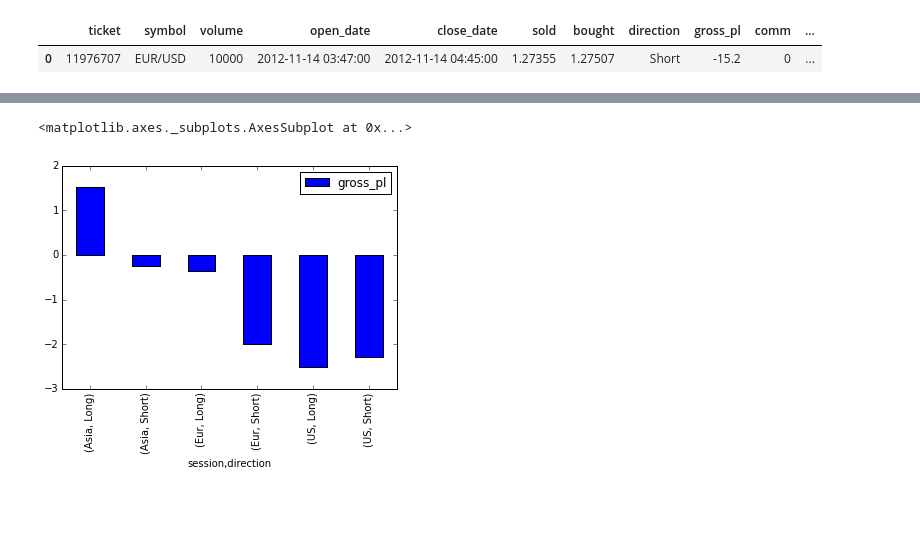
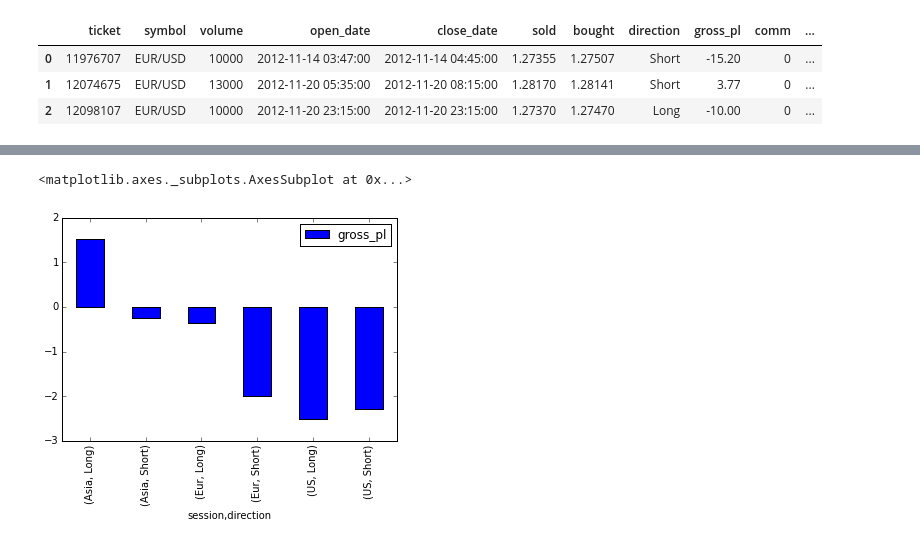
Before and after one commit to JeffHacker/TIY-final-project, a Jupyter notebook: data for models.ipynb, the cells around one changed output, grey strips where cells are left out. Drawn from its saved outputs; the diff is of its cells as text; code cells hidden in the pictures; blank space fills up the shorter version.

```diff
--- a/data for models.ipynb
+++ b/data for models.ipynb
@@ -5,7 +5,9 @@ import matplotlib.pyplot as plt
 %matplotlib inline
 # %%
 df = pd.read_csv('/Users/jeffreyhacker/Documents/Python/Iron_Yard/trades_for_final_project/fake_closed_trades.csv')
-df.head(1)
+df.head(3)
 # %% [output]
 |  | ticket | symbol | volume | open_date | close_date | sold | bought | direction | gross_pl | comm | ... |
-| 0 | 11976707 | EUR/USD | 10000 | 2012-11-14 03:47:00 | 2012-11-14 04:45:00 | 1.27355 | 1.27507 | Short | -15.2 | 0 | ... |
+| 0 | 11976707 | EUR/USD | 10000 | 2012-11-14 03:47:00 | 2012-11-14 04:45:00 | 1.27355 | 1.27507 | Short | -15.20 | 0 | ... |
+| 1 | 12074675 | EUR/USD | 13000 | 2012-11-20 05:35:00 | 2012-11-20 08:15:00 | 1.28170 | 1.28141 | Short | 3.77 | 0 | ... |
+| 2 | 12098107 | EUR/USD | 10000 | 2012-11-20 23:15:00 | 2012-11-20 23:15:00 | 1.27370 | 1.27470 | Long | -10.00 | 0 | ... |
```
Also changed, not shown: parts of 4 cells of this notebook, 9 other files.
